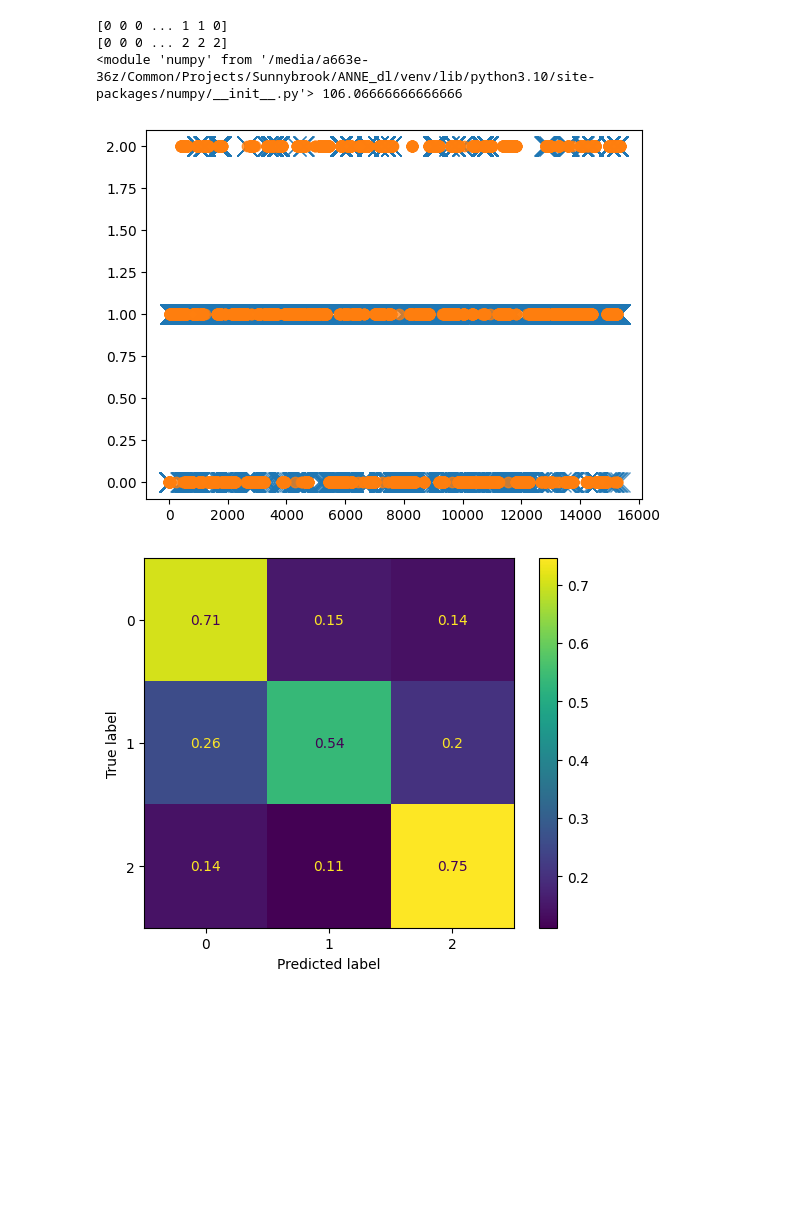
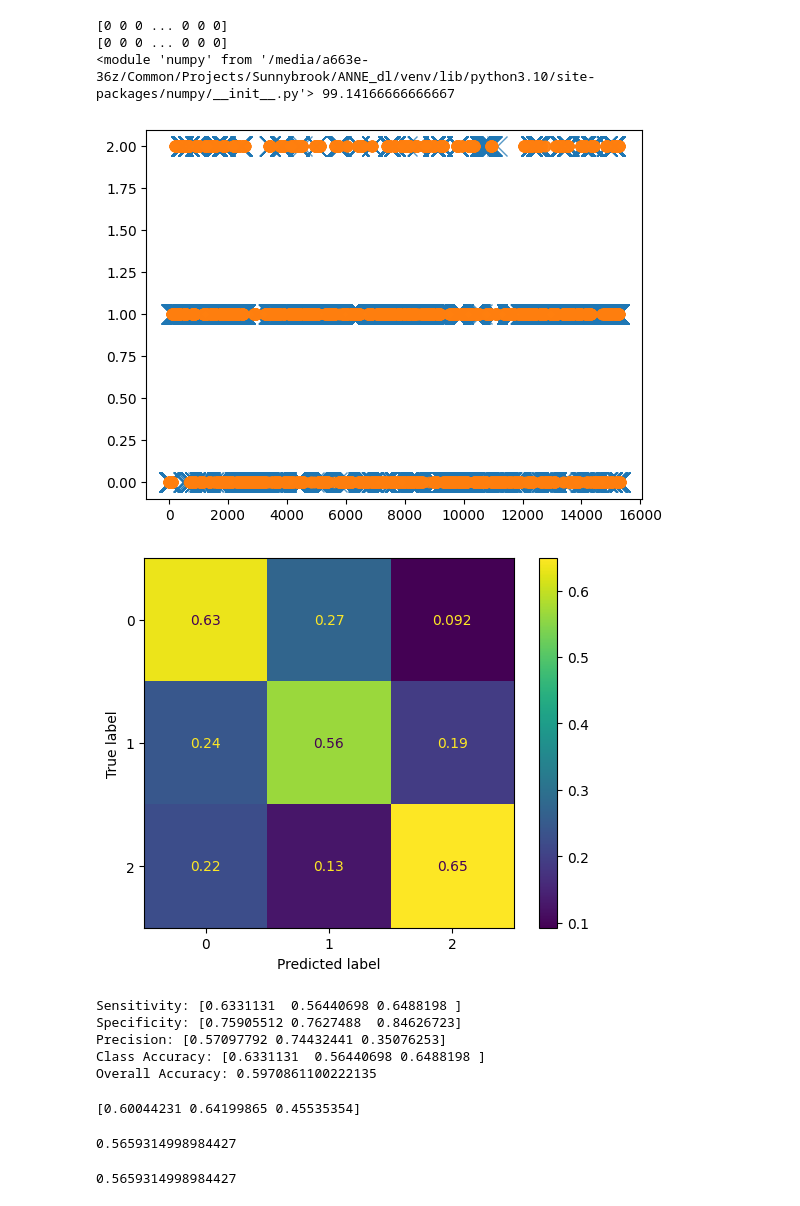
Before and after one commit to a663E-36z1120/ANNE_dl, a Jupyter notebook: models/ensemble.ipynb, the cells around one changed output. Saved outputs shown, nothing was run; the diff lists cells and outputs as text; code cells hidden in the pictures; blank space fills up the shorter version.

```diff
--- a/models/ensemble.ipynb
+++ b/models/ensemble.ipynb
@@ -14,7 +14,7 @@ device = torch.device("cuda:0" if torch.cuda.is_available() else "cpu")
 # %%
 predict_loaders = []
 for file in read_strings_from_json("./test.json"):
-    X, X_freq, X_scl, t = main(file)
+    X, X_freq, X_scl, t = main(file, DATA_DIR)
     # t = np.where(t == 1, 0, t)
     # t = np.where(t == 2, 1, t)
     dataset = ANNEDataset(X, X_freq, X_scl, t, device)
@@ -191,7 +169,7 @@ def ensemble(loader, base_model=None, wake_model=None, nrem_model=None, rem_mode
 
     return labels, np.argmax(ensembled_softmaxes, axis=1)
 # %%
-base_model = torch.jit.load("checkpoints/base_model.pt")
+base_model = torch.jit.load("checkpoints/es_20240114-014745.pt")
 
 wake_model = torch.jit.load("checkpoints/wake_model.pt")
 rem_model = torch.jit.load("checkpoints/rem_model.pt")
@@ -199,6 +177,6 @@ nrem_model = torch.jit.load("checkpoints/nrem_model.pt")
 
 time_only_model = torch.jit.load("checkpoints/time_only.pt")
 
-no_ppg_model = torch.jit.load("checkpoints/es_20231216-185159.pt")
+no_ppg_model = torch.jit.load("checkpoints/es_20240113-233831.pt")
 # %%
 ensemble(predict_loaders[0], base_model=base_model
@@ -225,36 +187,38 @@ ensemble(predict_loaders[0], base_model=base_model
 # %%
 labels1 = None
 preds1 = None
 
 for test_dataloader in predict_loaders:
-    # labels, preds = ensemble(test_dataloader,
-    #                          base_model=base_model,
-    #                          wake_model=wake_model, rem_model=rem_model, nrem_model=nrem_model,
-    #                          alpha=1)
-    #
-    labels, preds = predict(base_model, test_dataloader, device=device)
+    labels, preds = ensemble(test_dataloader,
+                             base_model=base_model,
+                             # wake_model=wake_model,
+                             # rem_model=rem_model,
+                             # nrem_model=nrem_model,
+                             alpha=1)
+
+    # labels, preds = predict(wake_model, test_dataloader, device=device)
     if labels1 is None:
         labels1, preds1 = labels, preds
     else:
         labels1 = np.concatenate((labels1, labels), axis=0)
         preds1 = np.concatenate((preds1, preds), axis=0)
 
 print(labels1)
 print(preds1)
 conf_mat = confusion_matrix(labels1, preds1, normalize="true")
 
 print(np, sum(labels1) * 30 / 60 / 60)
 
 plt.plot(labels1, marker="x", linestyle="", alpha=0.75, markersize=15)
 plt.plot(preds1, marker=".", linestyle="", alpha=0.75, markersize=15)
 plt.show()
 
 disp = ConfusionMatrixDisplay(confusion_matrix=conf_mat)
 disp.plot()
 plt.show()
 # %% [output]
-[0 0 0 ... 1 1 0]
-[0 0 0 ... 2 2 2]
-<module 'numpy' from '/media/a663e-36z/Common/Projects/Sunnybrook/ANNE_dl/venv/lib/python3.10/site-packages/numpy/__init__.py'> 106.06666666666666
+[0 0 0 ... 0 0 0]
+[0 0 0 ... 0 0 0]
+<module 'numpy' from '/media/a663e-36z/Common/Projects/Sunnybrook/ANNE_dl/venv/lib/python3.10/site-packages/numpy/__init__.py'> 99.14166666666667
-[figure, old version]
+[figure, new version]
-[figure, old version]
+[figure, new version]
@@ -260,0 +267,13 @@ plt.show()
+# %%
+sensitivity, specificity, precision, class_accuracy, accuracy  = calculate_metrics(preds1, labels1)
+print("Sensitivity:", sensitivity)
+print("Specificity:", specificity)
+print("Precision:", precision)
+print("Class Accuracy:", class_accuracy)
+print("Overall Accuracy:", accuracy)
+# %% [output]
+Sensitivity: [0.6331131  0.56440698 0.6488198 ]
+Specificity: [0.75905512 0.7627488  0.84626723]
+Precision: [0.57097792 0.74432441 0.35076253]
+Class Accuracy: [0.6331131  0.56440698 0.6488198 ]
+Overall Accuracy: 0.5970861100222135
@@ -260,0 +296,10 @@ plt.show()
+# %%
+calculate_macro_f1(preds1, labels1)
+# %% [output]
+[0.60044231 0.64199865 0.45535354]
+0.5659314998984427
+# %%
+from sklearn.metrics import f1_score
+f1_score(labels1, preds1, average="macro")
+# %% [output]
+0.5659314998984427
```
Also changed, not shown: parts of 4 cells of this notebook, 3 other files.
